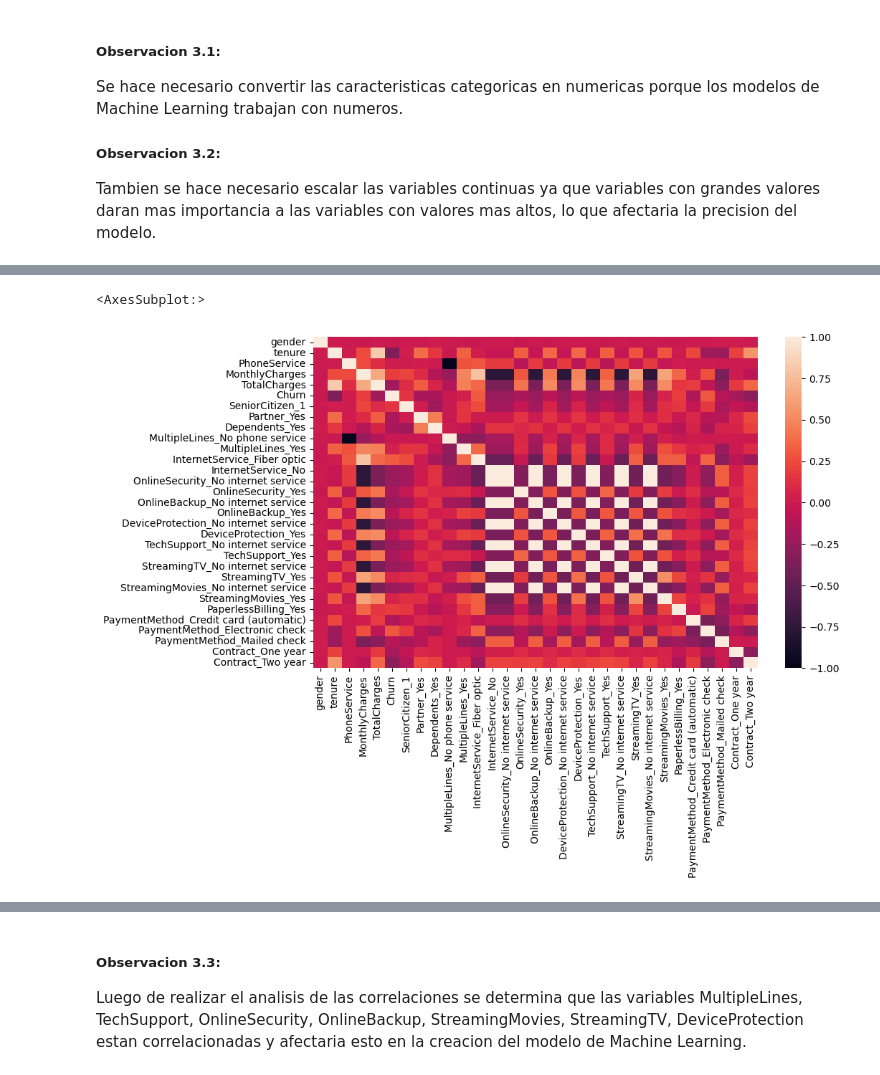
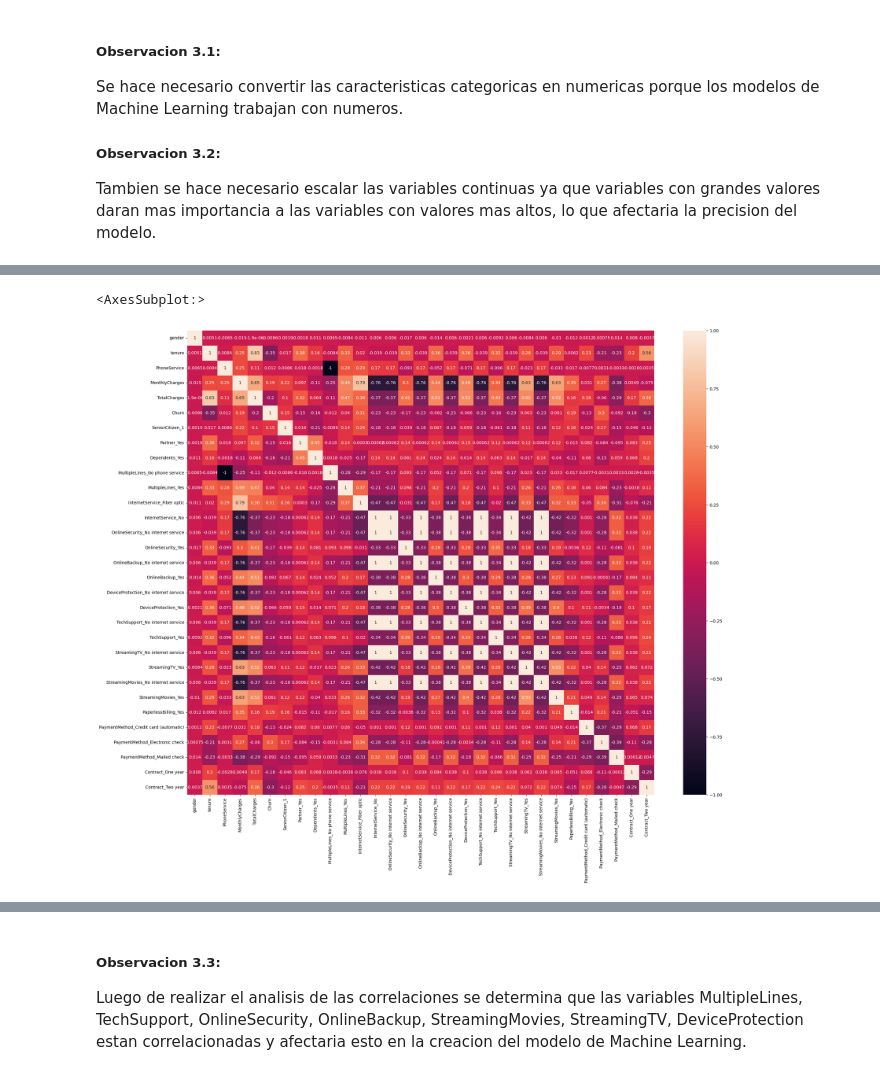
Before and after one commit to alainleo92/Participacion-Hackthon_IA, a Jupyter notebook: Churn.ipynb, the cells around one changed output, grey strips where cells are left out. Saved outputs shown, nothing was run; the diff lists cells and outputs as text; code cells hidden in the pictures.

```diff
--- a/Churn.ipynb
+++ b/Churn.ipynb
@@ -312,13 +347,13 @@ Primeramente estudiaremos la correlación de las caracteristicas. Para esto apli
 # %%
 #Calcular la matriz de correlacion
 corr_matrix = df_1.corr()
 
 #Graficar la matriz de correlacion como un mapa de calor
-plt.figure(figsize=(10,6))
-sns.heatmap(corr_matrix)
+plt.figure(figsize=(25,20))
+sns.heatmap(corr_matrix, annot=True)
 # %% [output]
 <AxesSubplot:>
-[figure, old version]
+[figure, new version]
 # %%
 corr_matrix = df_1.corr(method='spearman')
 
```
Also changed, not shown: parts of 53 cells of this notebook.
